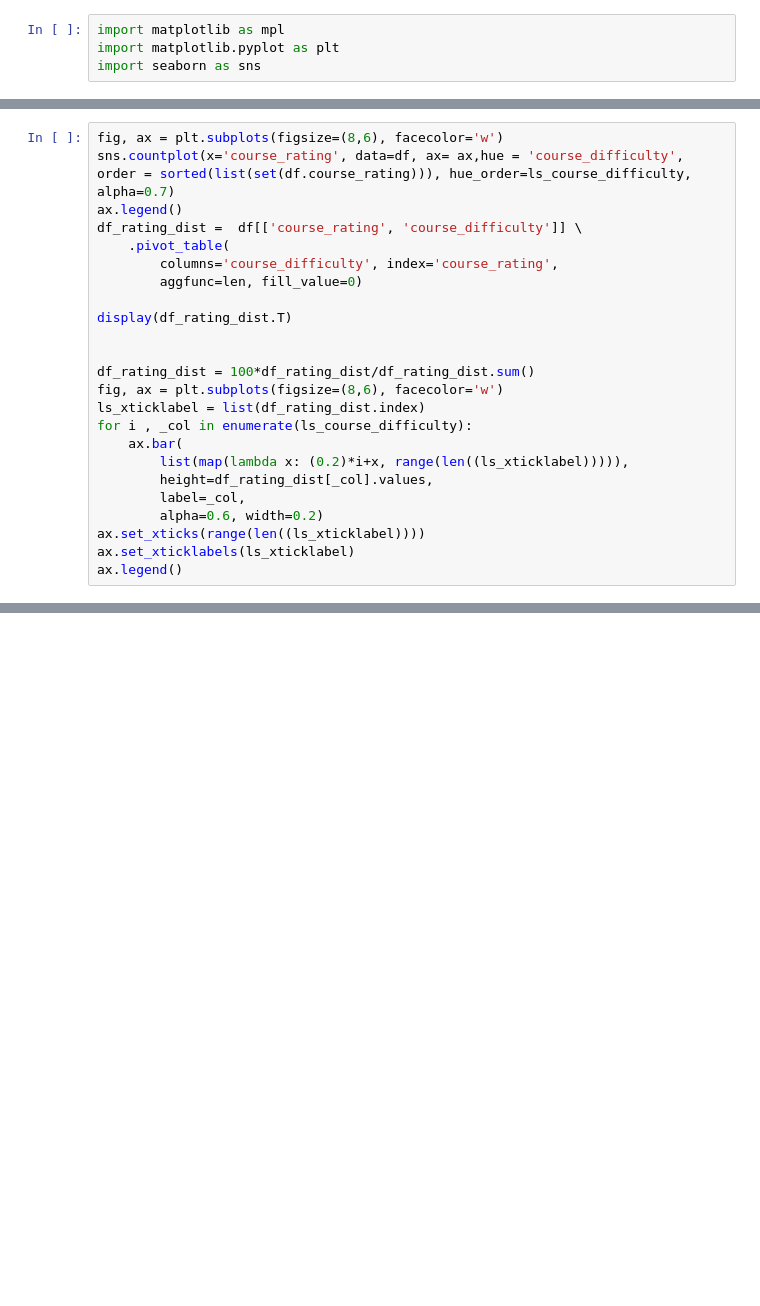
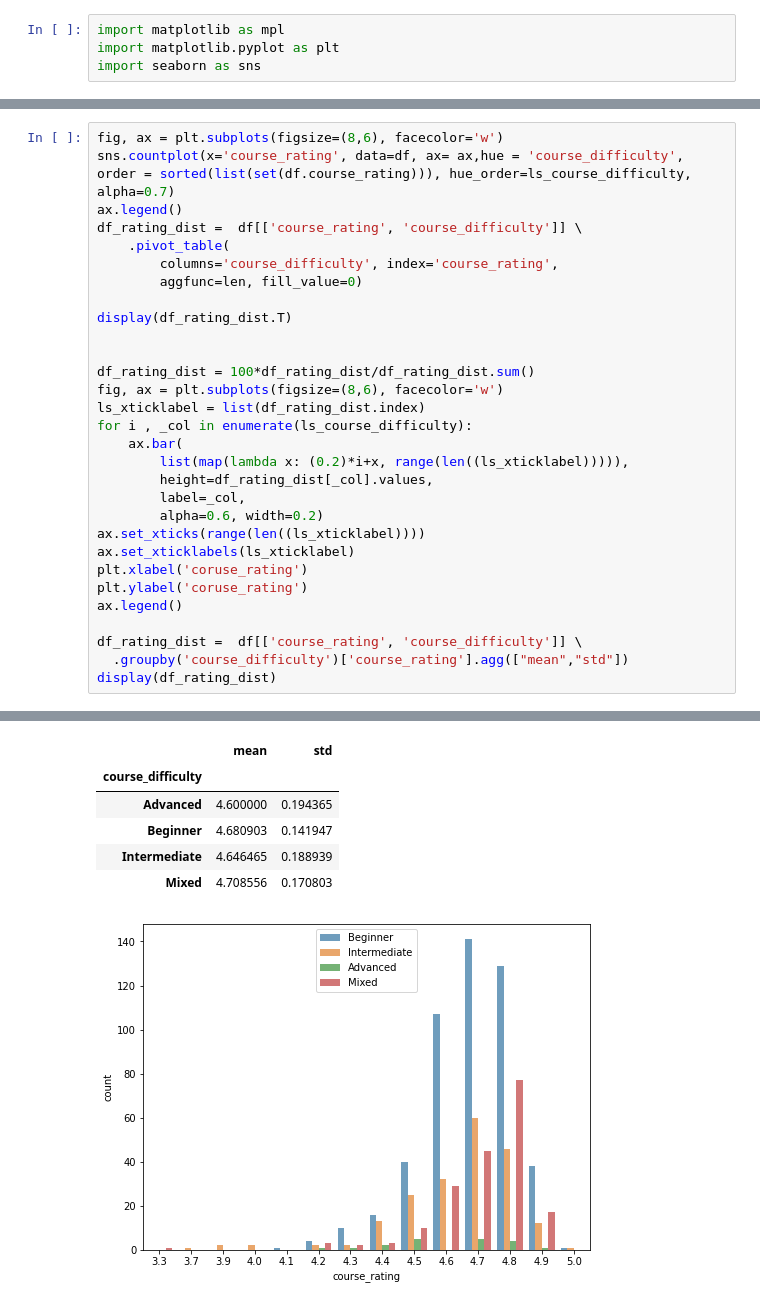
Before and after one commit to tanico-rikudo/TackleKaggle, a Jupyter notebook: coursera/analysis/CourseraEDA.ipynb, the cells around one changed output, grey strips where cells are left out. Saved outputs shown, nothing was run; the diff lists cells and outputs as text; blank space fills up the shorter version.

```diff
--- a/coursera/analysis/CourseraEDA.ipynb
+++ b/coursera/analysis/CourseraEDA.ipynb
@@ -89,4 +219,11 @@ for i , _col in enumerate(ls_course_difficulty):
         alpha=0.6, width=0.2)
 ax.set_xticks(range(len((ls_xticklabel))))
 ax.set_xticklabels(ls_xticklabel)
+plt.xlabel('coruse_rating')
+plt.ylabel('coruse_rating')
 ax.legend()
+
+df_rating_dist =  df[['course_rating', 'course_difficulty']] \
+  .groupby('course_difficulty')['course_rating'].agg(["mean","std"])
+display(df_rating_dist)
+# %% [output]
@@ -92,0 +236,7 @@ ax.legend()
+|  | mean | std |
+| course_difficulty |  |  |
+| Advanced | 4.600000 | 0.194365 |
+| Beginner | 4.680903 | 0.141947 |
+| Intermediate | 4.646465 | 0.188939 |
+| Mixed | 4.708556 | 0.170803 |
+[figure, added]
```
Also changed, not shown: parts of 37 cells of this notebook.
